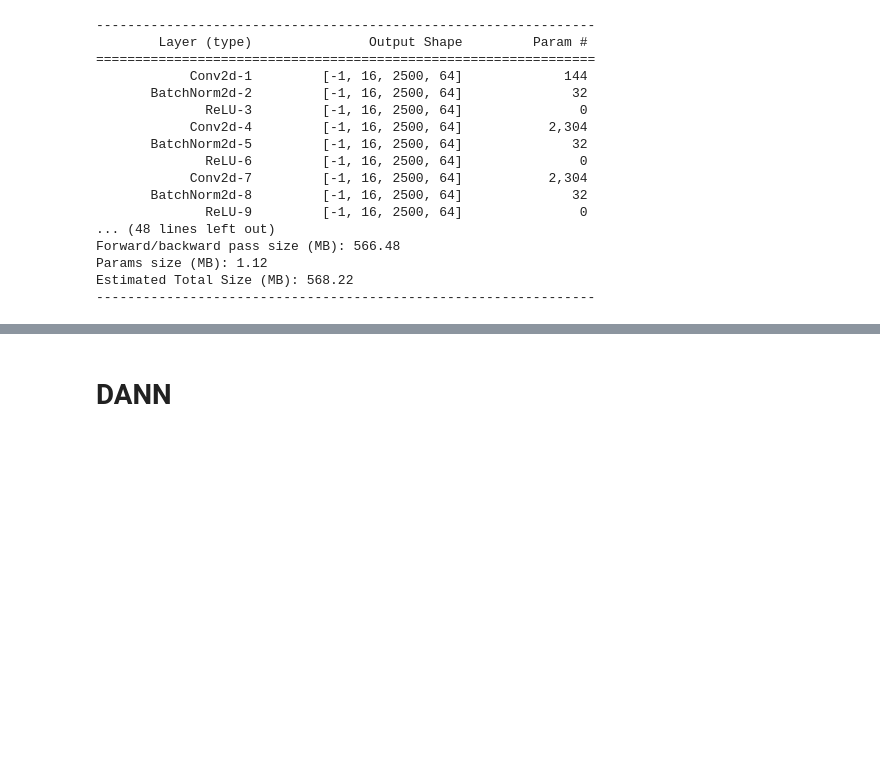
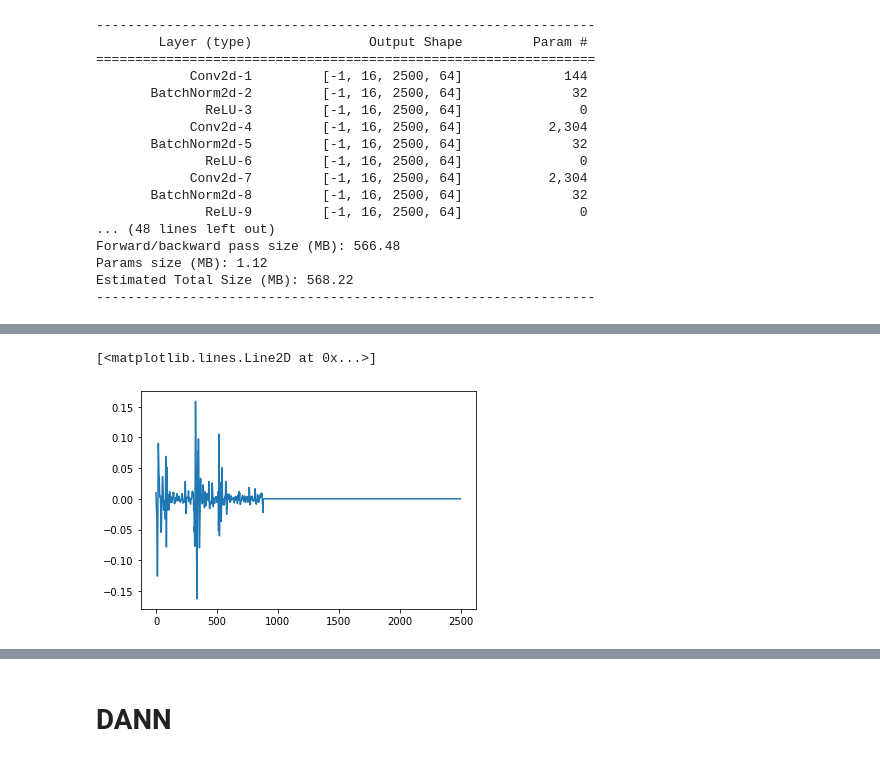
Before and after one commit to IstiaqAnsari/SpectNet, a Jupyter notebook: codes/almost trainer mfcc layer.ipynb, the cells around one changed output, grey strips where cells are left out. Saved outputs shown, nothing was run; the diff lists cells and outputs as text; code cells hidden in the pictures; blank space fills up the shorter version.

```diff
--- a/codes/almost trainer mfcc layer.ipynb
+++ b/codes/almost trainer mfcc layer.ipynb
@@ -367,0 +326,2 @@ domain_criterion = nn.CrossEntropyLoss()
+# %%
+model = WHOLE_MODEL()
@@ -367,0 +348,14 @@ domain_criterion = nn.CrossEntropyLoss()
+# %%
+optimizer = optim.SGD(model.parameters(), lr= .001)
+class_criterion = nn.CrossEntropyLoss()
+domain_criterion = nn.CrossEntropyLoss()
+# class_criterion = nn.BCELoss()
+start_epoch = 0
+lr_schedule = optim.lr_scheduler.ExponentialLR(optimizer,1)
+# wow= []
+# for i in range(400):
+#     optimizer.step()
+#     wow.append(optimizer.param_groups[0]['lr'])
+#     sh.step()
+# plt.plot(wow)
+# print(wow[-1])
@@ -420,16 +434,29 @@ def log_macc(y_pred, y_val,val_parts):
     Macc = (sensitivity + specificity) / 2
 
     print("TN:",TN,"FP:",FP,"FN:",FN,"TP:",TP)
-    print("Sensitivity:","%.2f"%sensitivity,"Specificity:","%.2f"%specificity,"Precision:","%.2f"%precision)
+    print("Sensitivity:","%.2f"%sensitivity,"Specificity:","%.2f"%specificity,"Precision:","%.2f"%precision,end=' ')
     print("F1:", "%.2f"%F1,"MACC", "%.2f"%Macc)
     return Macc,sensitivity,specificity,precision,F1
+def trainLog(y_true,y_pred):
+    eps = 0.0000001
+    y_pred = y_pred.cpu().detach().numpy()
+    y_true = y_true.cpu().detach().numpy()
+    TN, FP, FN, TP = confusion_matrix(y_true, y_pred, labels=[0,1]).ravel()
+    sensitivity = TP / (TP + FN + eps)
+    specificity = TN / (TN + FP + eps)
+    precision = TP / (TP + FP + eps)
+    F1 = 2 * (precision * sensitivity) / (precision + sensitivity + eps)
+    Macc = (sensitivity + specificity) / 2
+    print("TN:",TN,"FP:",FP,"FN:",FN,"TP:",TP)
+    print("Sensitivity:","%.2f"%sensitivity,"Specificity:","%.2f"%specificity,"Precision:","%.2f"%precision,end=' ')
+    print("F1:", "%.2f"%F1,"MACC", "%.2f"%Macc)
 # %%
 import importlib
 from datetime import datetime
 import CSVLogger
 CSVLogger = importlib.reload(CSVLogger)
 from CSVLogger import CSVLogger
-fold = "nofir_backup"
+fold = "b_acdef unbalanced"
 path = "../../Heartnet_Results/logs/gammatone_torch_layer/"
 fold = fold+'_'+str(datetime.now()).replace(':','.')
 path = path + fold
@@ -440,0 +659,5 @@ checkpoint_name = os.path.join(path,'weights') + "/" + 'weights.{epoch:04d}-acc_
+# %%
+plt.plot(to_numpy(holdx[idx]).transpose())
+# %% [output]
+[<matplotlib.lines.Line2D at 0x...>]
+[figure, added]
```
Also changed, not shown: parts of 75 cells of this notebook, 10 other files.
